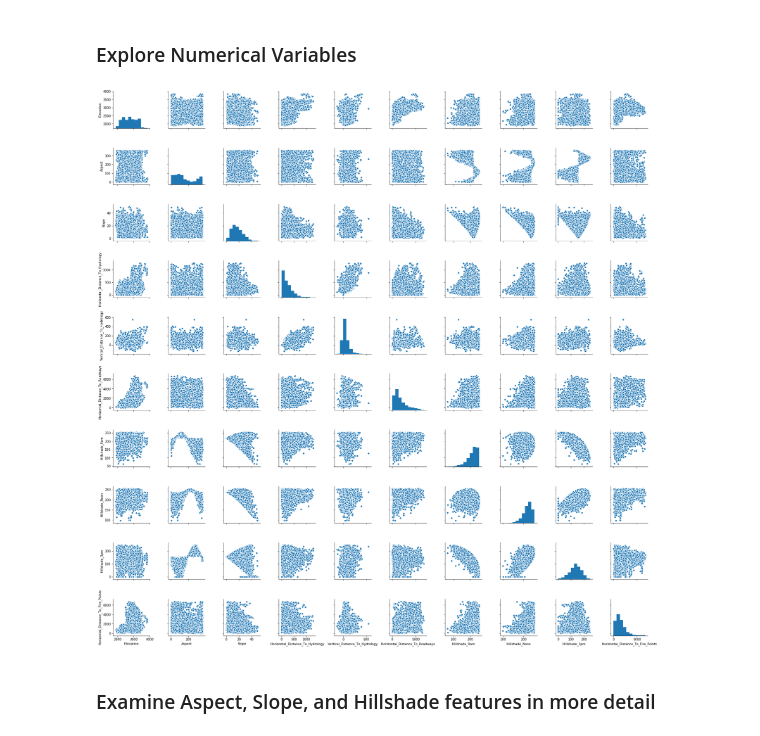
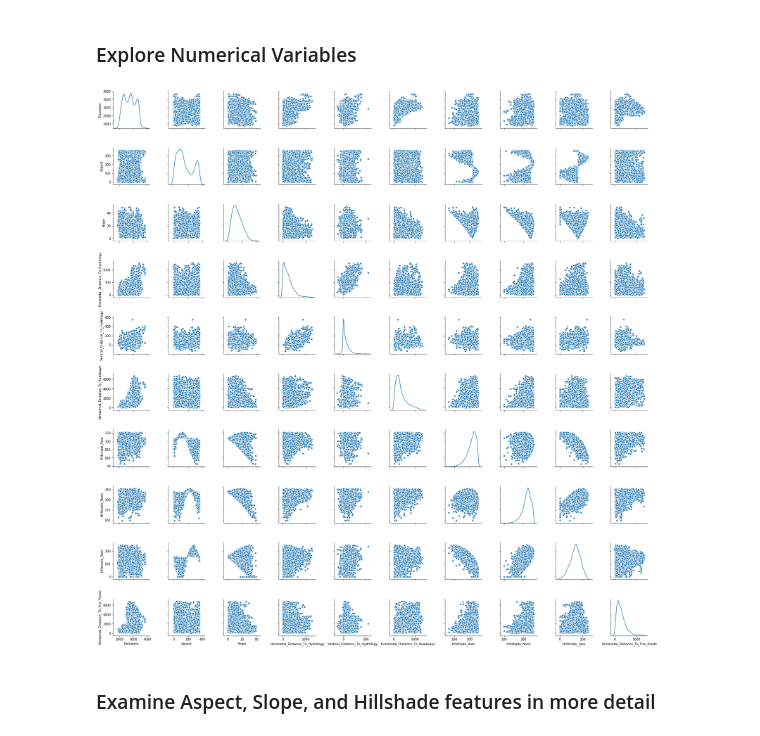
Before and after one commit to alrPhysics/forest_cover, a Jupyter notebook: forest_cover.ipynb, the cells around one changed output. Cells and saved outputs as stored; diff of their text form; code cells hidden in the pictures.

```diff
--- a/forest_cover.ipynb
+++ b/forest_cover.ipynb
@@ -199,11 +213,11 @@ avg / total       0.74      0.68      0.69     57140
 # %%
 #Separate numerical and binary parameters so they can be examined
 numerical_params = X_train.drop(soil_type+wild_area, axis=1)
 binary_params = X_train[soil_type+wild_area]
 
-sns.pairplot(numerical_params);
+sns.pairplot(numerical_params, diag_kind='kde');
 # %% [output]
-[figure, old version]
+[figure, new version]
 # %% [markdown]
 ### Examine Aspect, Slope, and Hillshade features in more detail
 # %%
```
Also changed, not shown: parts of 14 cells of this notebook.
